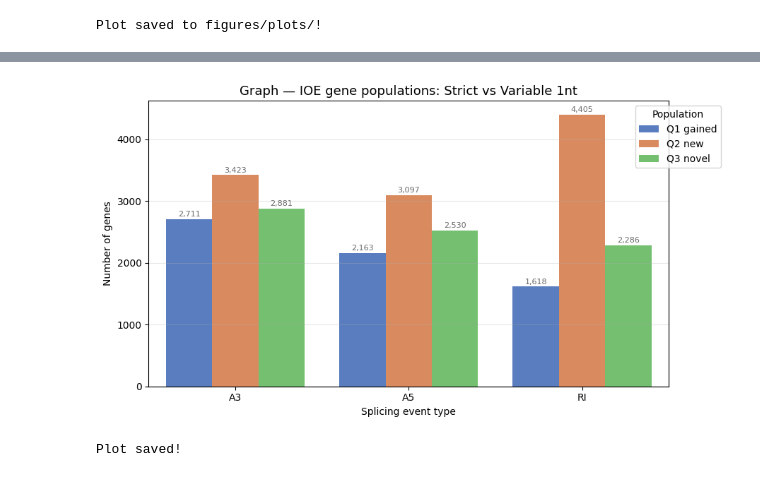
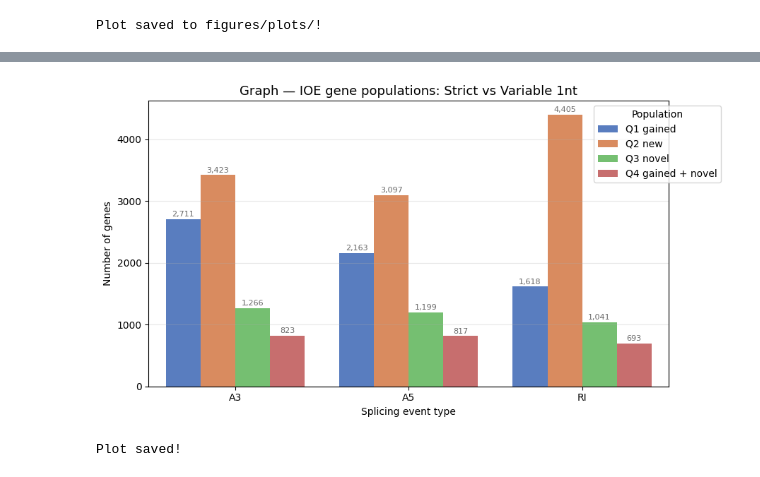
Before and after one commit to griceyrt/Internship, a Jupyter notebook: analysis/notebooks/02_barplots.ipynb, the cells around one changed output, grey strips where cells are left out. Cells and saved outputs as stored; diff of their text form; code cells hidden in the pictures.

```diff
--- a/analysis/notebooks/02_barplots.ipynb
+++ b/analysis/notebooks/02_barplots.ipynb
@@ -353,21 +353,10 @@ base = "/Users/gricey/Desktop/Internship/data/ioe_populations" # adjust if you r
 
 data_pop = {
     "Event": ["A3", "A5", "RI"],
-    "Q1 — gained events\n(strict → more, both present)": [
-        count_lines(f"{base}/A3_Q1_more_events.txt"),
-        count_lines(f"{base}/A5_Q1_more_events.txt"),
-        count_lines(f"{base}/RI_Q1_more_events.txt"),
-    ],
-    "Q2 — new detections\n(0 → events in variable)": [
-        count_lines(f"{base}/A3_Q2_zero_to_events_genes.txt"),
-        count_lines(f"{base}/A5_Q2_zero_to_events_genes.txt"),
-        count_lines(f"{base}/RI_Q2_zero_to_events_genes.txt"),
-    ],
-    "Q3 — novel transcript events\n(UUID IDs)": [
-        count_lines(f"{base}/A3_Q3_novel_transcripts.ioe"),
-        count_lines(f"{base}/A5_Q3_novel_transcripts.ioe"),
-        count_lines(f"{base}/RI_Q3_novel_transcripts.ioe"),
-    ],
+    "Q1 gained": [2711, 2163, 1618],
+    "Q2 new":    [3423, 3097, 4405],
+    "Q3 novel":  [1266, 1199, 1041],
+    "Q4 gained + novel": [823, 817, 693],
 }
 
 df_pop = pd.DataFrame(data_pop)
@@ -396,11 +385,12 @@ df_pop_melted = df_pop.rename(columns={
     "Q3 — novel transcript events\n(UUID IDs)":         "Q3 novel",
 }).melt(id_vars="Event", var_name="Population", value_name="Genes")
 
-muted = sns.color_palette("muted", 3)
+muted = sns.color_palette("muted", 4)
 palette_pop = {
     "Q1 gained": muted[0],
     "Q2 new":    muted[1],
     "Q3 novel":  muted[2],
+    "Q4 gained + novel": muted[3],
 }
 
 fig, ax = plt.subplots(figsize=(9, 5))
@@ -412,32 +402,32 @@ sns.barplot(
 )
 
 # Annotate bar heights
 for bar in ax.patches:
     h = bar.get_height()
     if h > 0:
         ax.text(
             bar.get_x() + bar.get_width() / 2,
             h + 20,
             f"{int(h):,}",
             ha="center", va="bottom", fontsize=8, color="dimgray"
         )
 
 ax.set_title(
     "Graph — IOE gene populations: Strict vs Variable 1nt",
     fontsize=13
 )
 ax.set_xlabel("Splicing event type")
 ax.set_ylabel("Number of genes")
 ax.legend(title="Population", loc="upper right", bbox_to_anchor=(1.11, 1.0))
 ax.grid(axis="y", alpha=0.3)
 
 plt.tight_layout()
 plt.savefig(
     "../../figures/plots/barplot_ioe_populations.png",
     dpi=150, bbox_inches="tight"
 )
 plt.show()
 print("Plot saved!")
 # %% [output]
-[figure, old version]
+[figure, new version]
 Plot saved!
```
Also changed, not shown: parts of 1 cell of this notebook, 7 other files.
